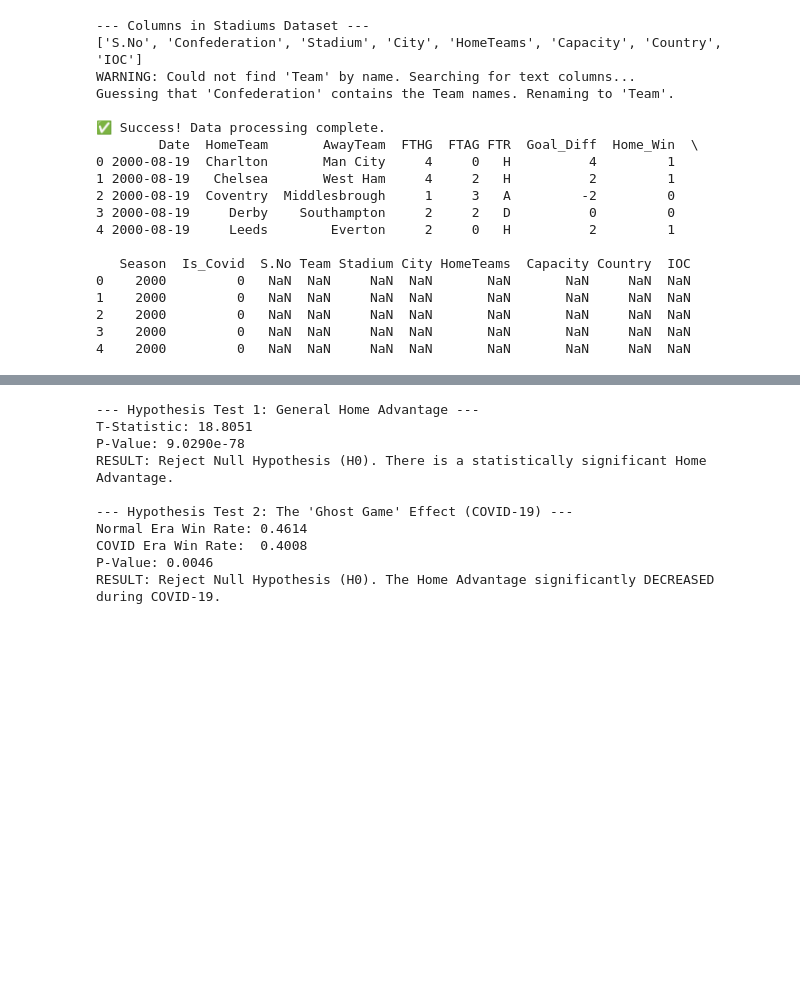
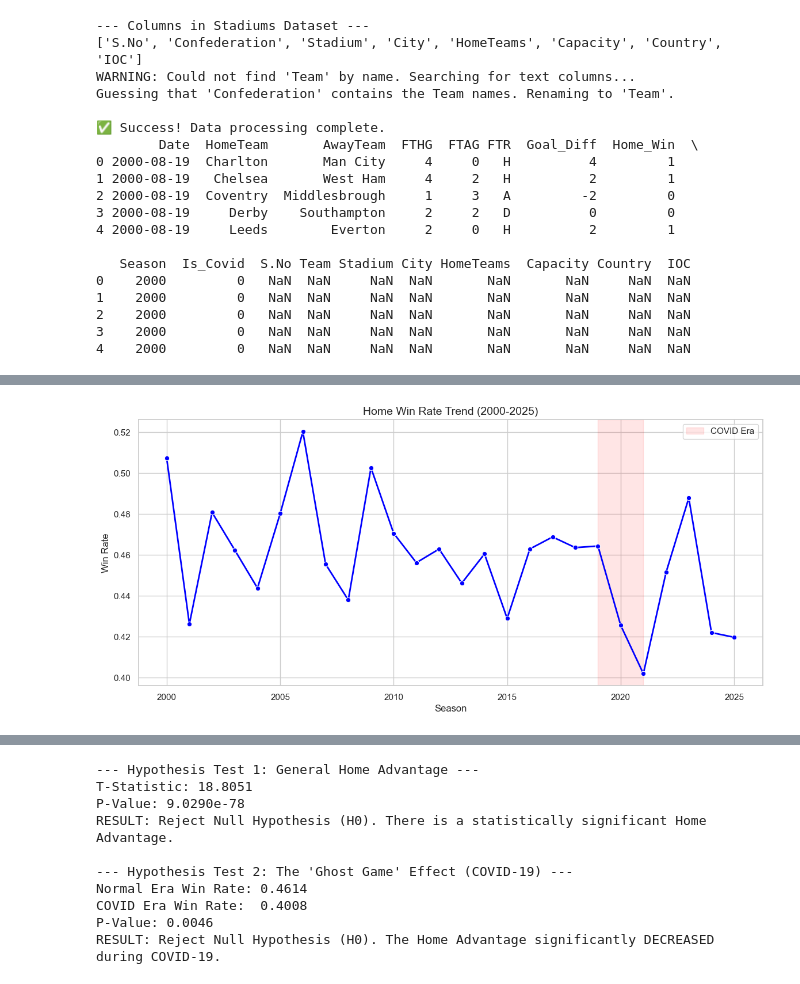
Before and after one commit to mehmetozturk-bit/DSA210-term-project, a Jupyter notebook: analysis.ipynb, the cells around one changed output, grey strips where cells are left out. Cells and saved outputs as stored; diff of their text form; code cells hidden in the pictures; blank space fills up the shorter version.

Commit message:
Fixed capacity plot issue and updated all comments to English

```diff
--- a/analysis.ipynb
+++ b/analysis.ipynb
@@ -221,0 +146,91 @@ Passing `palette` without assigning `hue` is deprecated and will be removed in v
+# %%
+# 3. FINAL COMPREHENSIVE EDA (All Charts Included)
+# Includes: Trends, Distributions, Team Analysis, Correlations, and Capacity Effects.
+
+sns.set_theme(style="whitegrid")
+
+# --- PART 1: BASIC VISUALIZATIONS ---
+
+# Chart 1: Home Win Rate Over Time
+plt.figure(figsize=(14, 6))
+season_stats = df.groupby('Season')['Home_Win'].mean()
+sns.lineplot(x=season_stats.index, y=season_stats.values, marker='o', linewidth=2, color='blue')
+plt.axvspan(2019, 2021, color='red', alpha=0.1, label='COVID Era')
+plt.title('Home Win Rate Trend (2000-2025)', fontsize=14)
+plt.ylabel('Win Rate')
+plt.xlabel('Season')
+plt.legend()
+plt.show()
+
+# Chart 2: Goal Difference Distribution
+plt.figure(figsize=(10, 6))
+sns.histplot(df['Goal_Diff'], bins=25, kde=True, color='green')
+plt.axvline(0, color='red', linestyle='--', label='Neutral Point')
+plt.title('Distribution of Goal Difference', fontsize=14)
+plt.legend()
+plt.show()
+
+# --- PART 2: TEAM SPECIFIC ANALYSIS (Geri Getirilen Grafik) ---
+
+# Chart 3: Top 10 Strongest Home Teams (The "Fortress" Effect)
+# Hangi takımların evindeki gol farkı ortalaması en yüksek?
+home_advantage = df.groupby('HomeTeam')['Goal_Diff'].mean().sort_values(ascending=False).head(10)
+
+plt.figure(figsize=(12, 6))
+sns.barplot(x=home_advantage.values, y=home_advantage.index, palette='viridis')
+plt.title('Top 10 Teams with Highest Home Goal Difference', fontsize=14)
+plt.xlabel('Average Goal Difference per Match')
+plt.show()
+
+# --- PART 3: ADVANCED TECHNICAL ANALYSIS ---
+
+# Chart 4: Correlation Heatmap
+plt.figure(figsize=(10, 8))
+numeric_cols = ['FTHG', 'FTAG', 'HomeShots', 'AwayShots', 'HomeCorners', 'AwayCorners', 'HomeYellowCards', 'AwayYellowCards']
+existing_cols = [col for col in numeric_cols if col in df.columns]
+
+if len(existing_cols) > 0:
+    corr_matrix = df[existing_cols].corr()
+    sns.heatmap(corr_matrix, annot=True, cmap='coolwarm', fmt=".2f", linewidths=0.5)
+    plt.title('Correlation Matrix: Technical Match Stats', fontsize=14)
+    plt.show()
+
+# Chart 5: Box Plot (Season Variance)
+plt.figure(figsize=(14, 6))
+sns.boxplot(x='Season', y='Goal_Diff', data=df, palette="Set3")
+plt.axhline(0, color='red', linestyle='--')
+plt.xticks(rotation=45)
+plt.title('Consistency of Home Advantage Over Seasons', fontsize=14)
+plt.show()
+
+# --- PART 4: STADIUM CAPACITY ANALYSIS (Düzeltilen Grafik) ---
+
+# Chart 6: Capacity vs Win Rate
+# Önce sütun ismini kontrol edelim (Büyük/Küçük harf duyarlılığı için)
+cap_col = None
+for col in df_merged.columns:
+    if 'capacity' in col.lower():
+        cap_col = col
+        break
+
+if cap_col:
+    print(f"Capacity column found: '{cap_col}'. Plotting scatter chart...")
+
+    # Veriyi gruplayıp ortalamasını alıyoruz
+    capacity_stats = df_merged.groupby('HomeTeam').agg({
+        cap_col: 'mean',
+        'Home_Win': 'mean'
+    }).reset_index()
+
+    plt.figure(figsize=(10, 6))
+    sns.scatterplot(data=capacity_stats, x=cap_col, y='Home_Win', size=cap_col, sizes=(50, 400), hue='Home_Win', palette='magma')
+    sns.regplot(data=capacity_stats, x=cap_col, y='Home_Win', scatter=False, color='black', line_kws={'alpha':0.5})
+
+    plt.title('Stadium Capacity vs. Home Win Rate', fontsize=14)
+    plt.xlabel('Stadium Capacity')
+    plt.ylabel('Average Win Rate')
+    plt.show()
+else:
+    print("UYARI: 'Capacity' sütunu bulunamadı. Lütfen 2. Hücredeki (Merge) işleminin doğru çalıştığından emin ol.")
+# %% [output]
+[figure, added]
```
Also changed, not shown: parts of 2 cells of this notebook.
